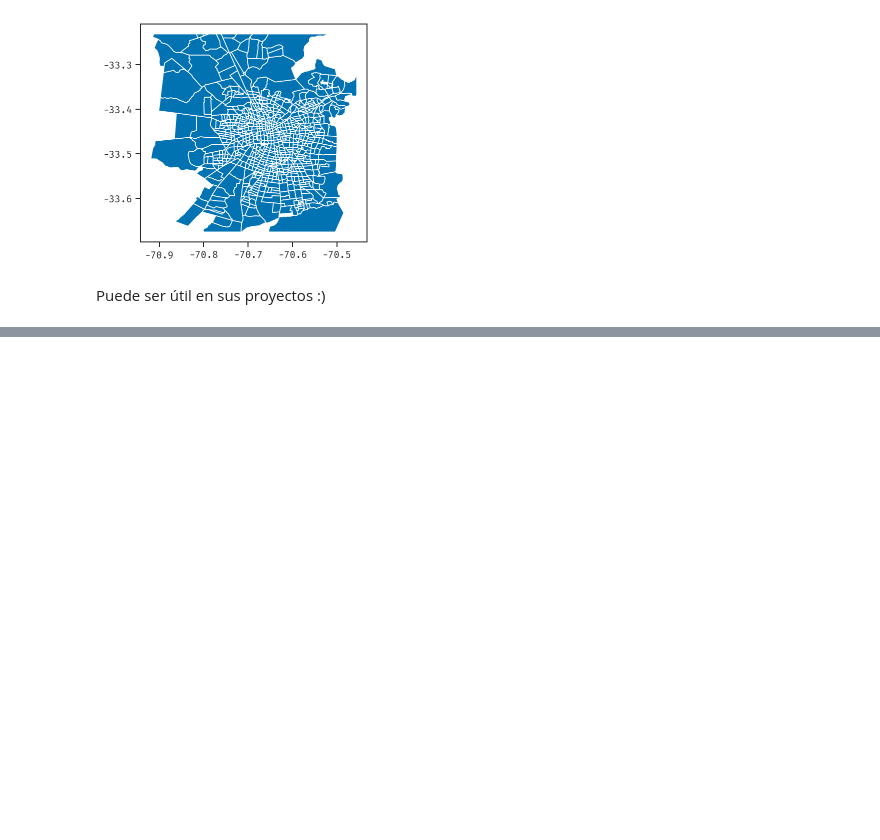
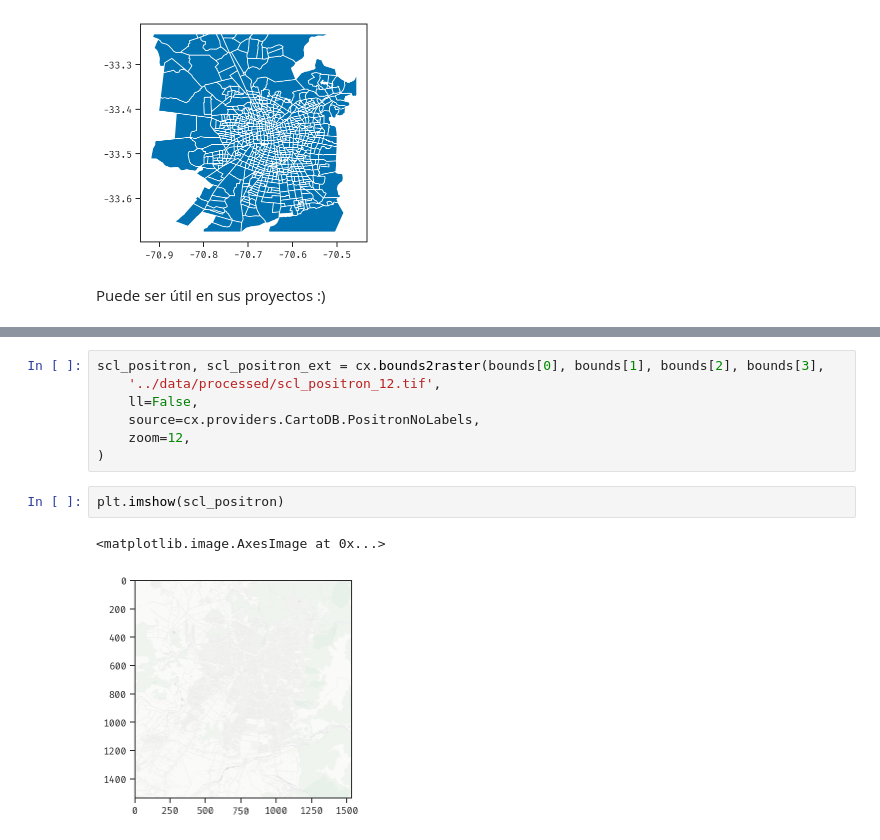
Before and after one commit to zorzalerrante/aves, a Jupyter notebook: notebooks/03-python-mapas-preliminario.ipynb, the cells around one changed output, grey strips where cells are left out. Drawn from its saved outputs; the diff is of its cells as text; blank space fills up the shorter version.

```diff
--- a/notebooks/03-python-mapas-preliminario.ipynb
+++ b/notebooks/03-python-mapas-preliminario.ipynb
@@ -299,0 +362,12 @@ Puede ser útil en sus proyectos :)
+# %%
+scl_positron, scl_positron_ext = cx.bounds2raster(bounds[0], bounds[1], bounds[2], bounds[3],
+    '../data/processed/scl_positron_12.tif',
+    ll=False,
+    source=cx.providers.CartoDB.PositronNoLabels,
+    zoom=12,
+)
+# %%
+plt.imshow(scl_positron)
+# %% [output]
+<matplotlib.image.AxesImage at 0x...>
+[figure, added]
```
Also changed, not shown: parts of 23 cells of this notebook, 16 other files.
